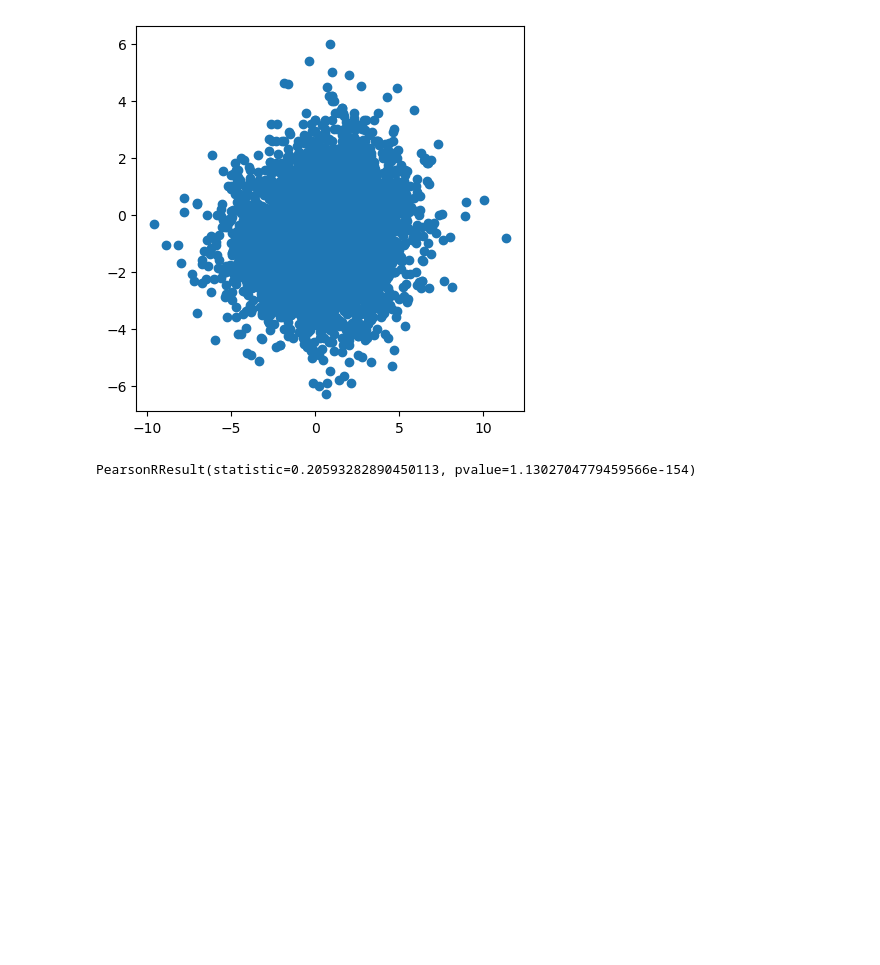
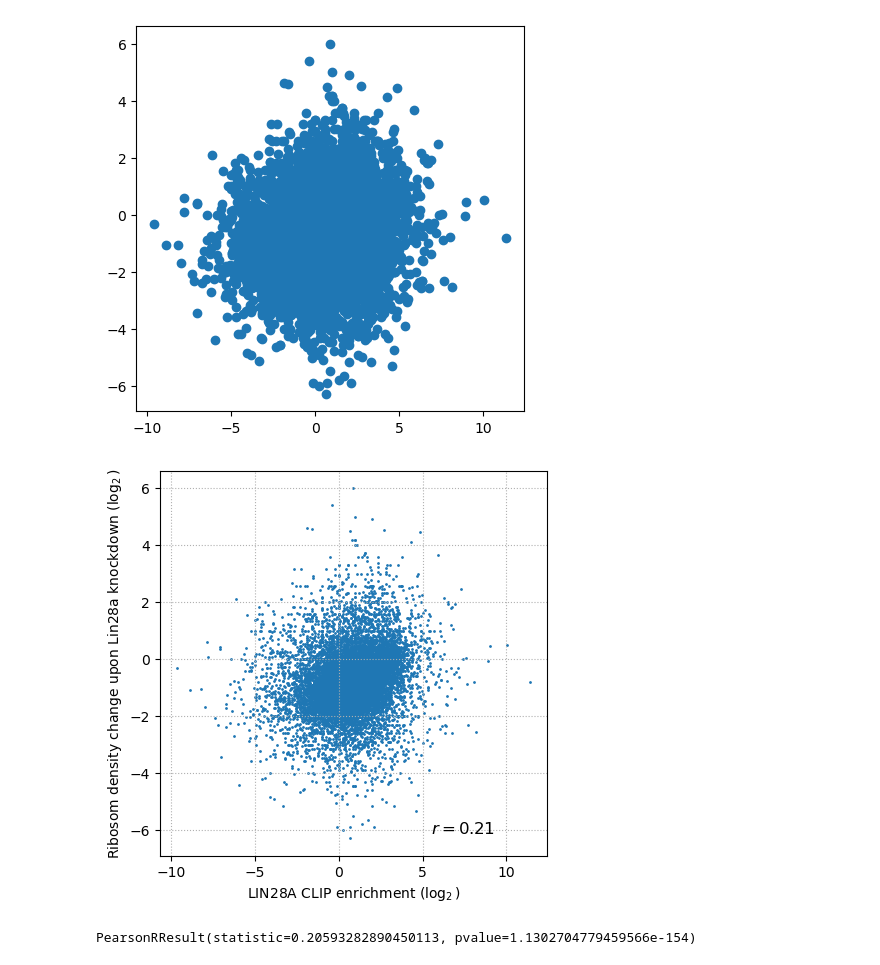
Before and after one commit to jieunlisa/My_project, a Jupyter notebook: misson1.ipynb, the cells around one changed output. Cells and saved outputs as stored; diff of their text form; code cells hidden in the pictures; blank space fills up the shorter version.

Commit message:
like Figure 4D

```diff
--- a/misson1.ipynb
+++ b/misson1.ipynb
@@ -45,5 +45,26 @@ ax.scatter(np.log2(cnts['clip_enrichment']),
 # %% [output]
 <matplotlib.collections.PathCollection at 0x...>
 [figure]
+# %%
+from matplotlib import pyplot as plt
+import numpy as np
+from scipy.stats import pearsonr
+
+fig, ax = plt.subplots(1, 1, figsize=(5, 5))
+ax.scatter(np.log2(cnts['clip_enrichment']),
+           np.log2(cnts['rden_change']),s=1)
+
+r_value, p_value = pearsonr(x, y)
+ax.set_xlabel('LIN28A CLIP enrichment ($\log_2$)')
+ax.set_ylabel('Ribosom density change upon Lin28a knockdown ($\log_2$)')
+ax.grid(True, linestyle=":")
+
+
+r_value, p_value = pearsonr(x, y)
+ax.text(0.7, 0.05, f'$r = {r_value:.2f}$', transform=ax.transAxes,
+        fontsize=12, verticalalignment='bottom')
+plt.show()
+# %% [output]
+[figure, added]
 # %%
 # log2 변환 + inf 제거 한꺼번에
```
Also changed, not shown: parts of 3 cells of this notebook.
